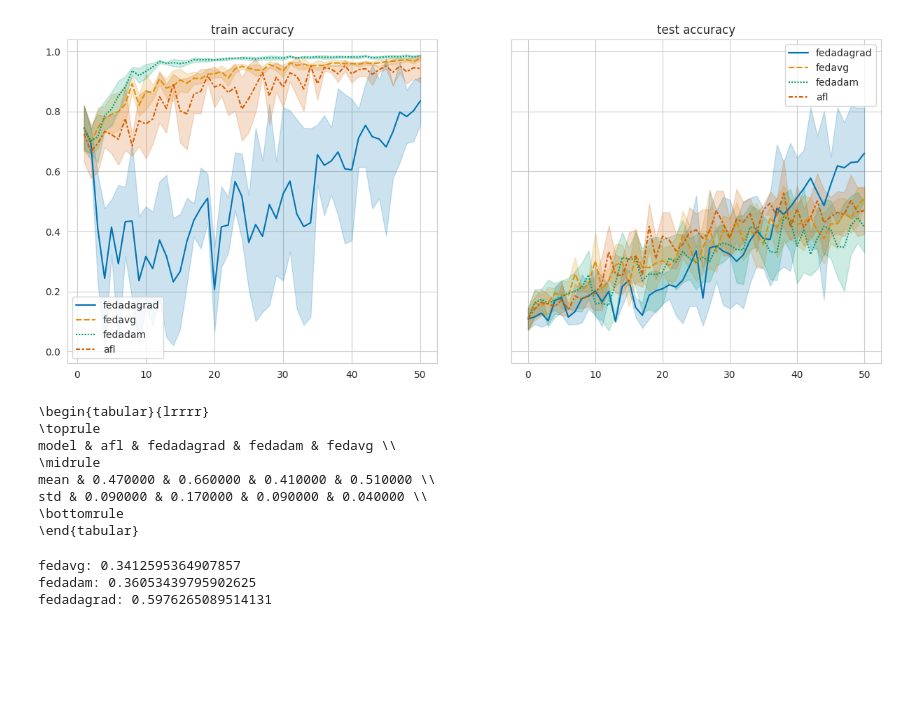
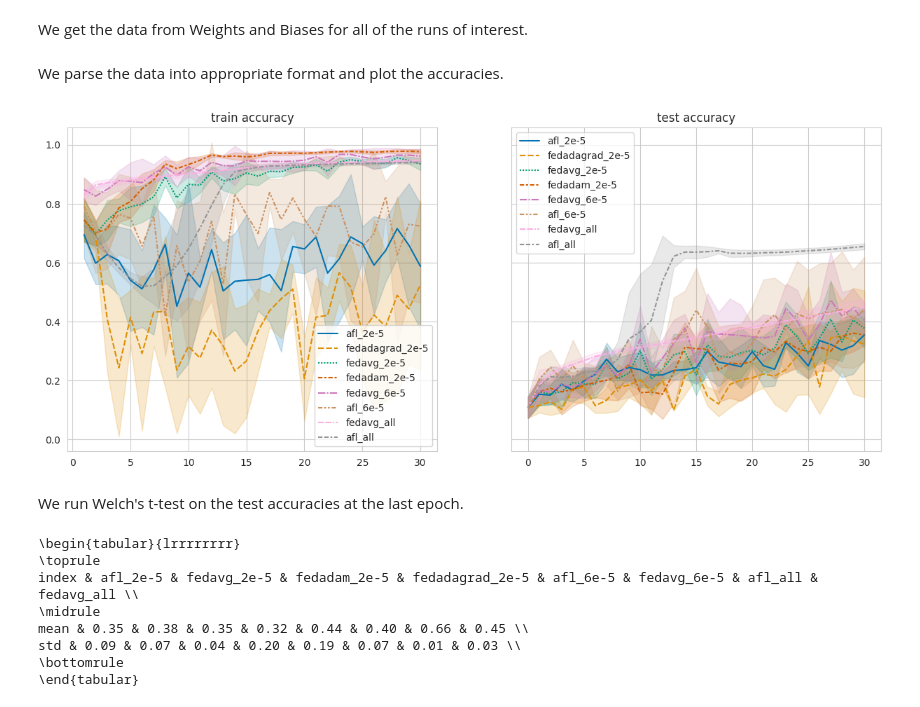
Before and after one commit to xt0r3-Cambridge/fl-project-template, a Jupyter notebook: plotting/exp_2.ipynb, the cells around one changed output. Drawn from its saved outputs; the diff is of its cells as text; code cells hidden in the pictures; blank space fills up the shorter version.

```diff
--- a/plotting/exp_2.ipynb
+++ b/plotting/exp_2.ipynb
@@ -93,7 +49,0 @@ def get_artifact(run):
-# %%
-artifacts = {}
-for run in runs:
-    if "compare" not in run.name:
-        continue
-    if run.name not in artifacts:
-        artifacts[run.name] = get_artifact(run)
@@ -150,0 +50,2 @@ dfy
+# %% [markdown]
+We get the data from Weights and Biases for all of the runs of interest.
@@ -151,45 +102,45 @@ dfy
+# %% [markdown]
+We parse the data into appropriate format and plot the accuracies.
 # %%
-train = pd.DataFrame(
-    np.array([v.train_accuracy.values for v in artifacts.values()]).T,
-    columns=[name.split("_")[0] for name in artifacts],
-)
+train = pd.concat([train_1, train_2, train_3], axis=1)
 
-test = pd.DataFrame(
-    np.array([v.test_accuracy.values for v in artifacts.values()]).T,
-    columns=[name.split("_")[0] for name in artifacts],
-)
+test = pd.concat([test_1, test_2, test_3], axis=1)
 
 fig, ax = plt.subplots(1, 2, figsize=(15, 6), sharey=True)
 sns.lineplot(train, errorbar="sd", palette="colorblind", ax=ax[0]).set_title(
     "train accuracy"
 )
 sns.lineplot(test, errorbar="sd", palette="colorblind", ax=ax[1]).set_title(
     "test accuracy"
 )
-
-
+#
+#
 plt.savefig("./plots/exp_2.png", bbox_inches="tight")
 # %% [output]
-[figure, old version]
+[figure, new version]
-# %%
-x = dfy.groupby("model").agg({"test_acc": ["mean", "std"]}).round(2)
-
-print(x.droplevel(axis=1, level=0).T.to_latex())
-# %% [output]
-\begin{tabular}{lrrrr}
-\toprule
-model & afl & fedadagrad & fedadam & fedavg \\
-\midrule
-mean & 0.470000 & 0.660000 & 0.410000 & 0.510000 \\
-std & 0.090000 & 0.170000 & 0.090000 & 0.040000 \\
-\bottomrule
-\end{tabular}
-# %%
-for model in ["fedavg", "fedadam", "fedadagrad"]:
-    print(
-        f"{model}: {scipy.stats.ttest_ind(dfy.loc['afl'].test_acc, dfy.loc[model].test_acc).pvalue}"
-    )
-# %% [output]
-fedavg: 0.3412595364907857
-fedadam: 0.36053439795902625
-fedadagrad: 0.5976265089514131
+# %% [markdown]
+We run Welch's t-test on the test accuracies at the last epoch.
+# %%
+data = test.iloc[-1].rename("test_acc")
+table = data.reset_index().groupby("index").test_acc.agg(["mean", "std"])
+table = table.loc[[
+    "afl_2e-5",
+    "fedavg_2e-5",
+    "fedadam_2e-5",
+    "fedadagrad_2e-5",
+    "afl_6e-5",
+    "fedavg_6e-5",
+    "afl_all",
+    "fedavg_all",
+]]
+print(table.T.to_latex(float_format="%.2f"))
+list_data = data.reset_index().groupby("index").agg(list)
+# %% [output]
+\begin{tabular}{lrrrrrrrr}
+\toprule
+index & afl_2e-5 & fedavg_2e-5 & fedadam_2e-5 & fedadagrad_2e-5 & afl_6e-5 & fedavg_6e-5 & afl_all & fedavg_all \\
+\midrule
+mean & 0.35 & 0.38 & 0.35 & 0.32 & 0.44 & 0.40 & 0.66 & 0.45 \\
+std & 0.09 & 0.07 & 0.04 & 0.20 & 0.19 & 0.07 & 0.01 & 0.03 \\
+\bottomrule
+\end{tabular}
```
Also changed, not shown: parts of 9 cells of this notebook, 23 other files.
